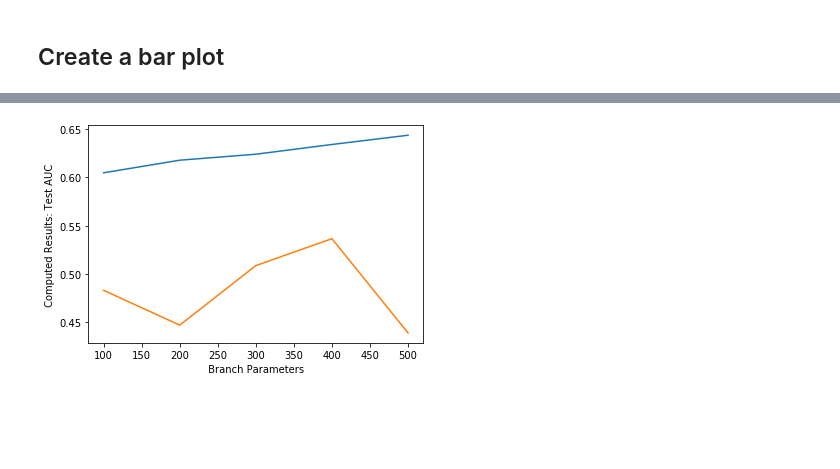
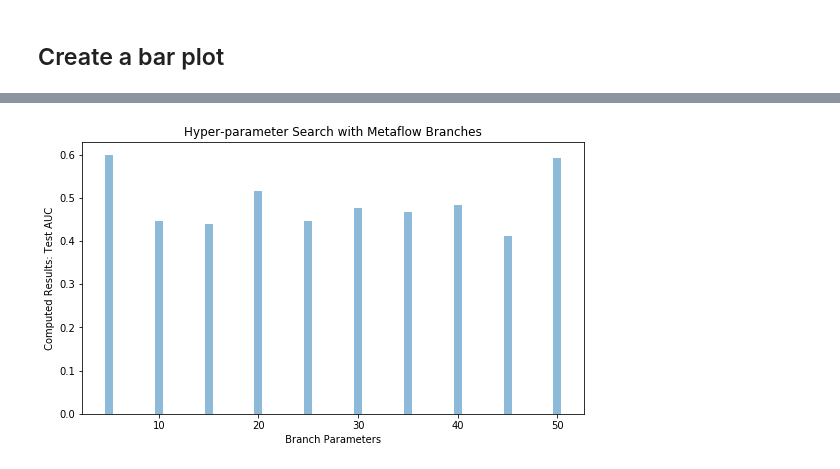
Before and after one commit to romanonly/romankazinnik_blog, a Jupyter notebook: metaflow/search.ipynb, the cells around one changed output, grey strips where cells are left out. Drawn from its saved outputs; the diff is of its cells as text; code cells hidden in the pictures; blank space fills up the shorter version.

Commit message:
params and LSTM branches
LSTM parameter uses Meteflow branches.
Three new parameters added to Metaflow flows: num_features, num_branches, nt_backward

```diff
--- a/metaflow/search.ipynb
+++ b/metaflow/search.ipynb
@@ -82,0 +82,29 @@ pyplot.legend()
+# %%
+from matplotlib import pyplot
+%matplotlib inline
+# fig=pyplot.figure(figsize=(18, 16), dpi= 80, facecolor='w', edgecolor='k')
+pyplot.rcParams['figure.figsize'] = [18, 10]
+
+model_stats = run.data.model_stats
+bkeys = list(model_stats)
+for ik, branch_keys in enumerate(bkeys):
+    branch = model_stats[branch_keys]
+    # print("branch keys:", list(branch))
+
+    h1 = branch['history_loss']
+    h2 = branch['history_val_loss']
+    h3 = branch['history_auc']
+
+    if len(bkeys) < 5:
+        pyplot.subplot(1, len(bkeys), ik+1)
+    else:
+        pyplot.subplot(3, 1+int(len(bkeys)/3), ik+1)
+
+    pyplot.title("LSTM=" + str(branch_keys) + " nfeats=" + str(run.data.nfeatures) + " nt="+ str(run.data.nbackward))
+    pyplot.plot(h1, label="train")
+    pyplot.plot(h2, label="test")
+    pyplot.plot(h3, label="AUC train")
+    pyplot.legend()
+    axes = pyplot.gca()
+    axes.set_xlim([0,200])
+    axes.set_ylim([0.4, 0.9])
@@ -83,14 +113,17 @@ pyplot.legend()
 # %%
-d = run.data.genre_stats # dic
-branch, auc_test_auc = zip(*[(k, d[k]['train_auc']) for k in sorted(list(d)) ])
+pyplot.rcParams['figure.figsize'] = [9, 5]
+
+d = run.data.model_stats # dic
+branch, train_auc = zip(*[(k, d[k]['train_auc']) for k in sorted(list(d)) ])
 branch2, test_auc = zip(*[(k, d[k]['test_auc']) for k in sorted(list(d)) ])
 
 # Create the bar plot
-#plt.bar(branch[-5:], auc_test_auc[-5:], align='center', alpha=0.5)
-pyplot.plot(branch, auc_test_auc)
-pyplot.plot(branch2, test_auc)
+plt.bar(branch[:], test_auc[:], align='center', alpha=0.5)
+#pyplot.plot(branch, train_auc)
+#pyplot.plot(branch2, test_auc)
+plt.title("Hyper-parameter Search with Metaflow Branches")
 plt.ylabel(" Computed Results: Test AUC ")
 plt.xlabel(" Branch Parameters ")
 plt.show()
 # %% [output]
-[figure, old version]
+[figure, new version]
```
Also changed, not shown: parts of 10 cells of this notebook, 1 other file.
